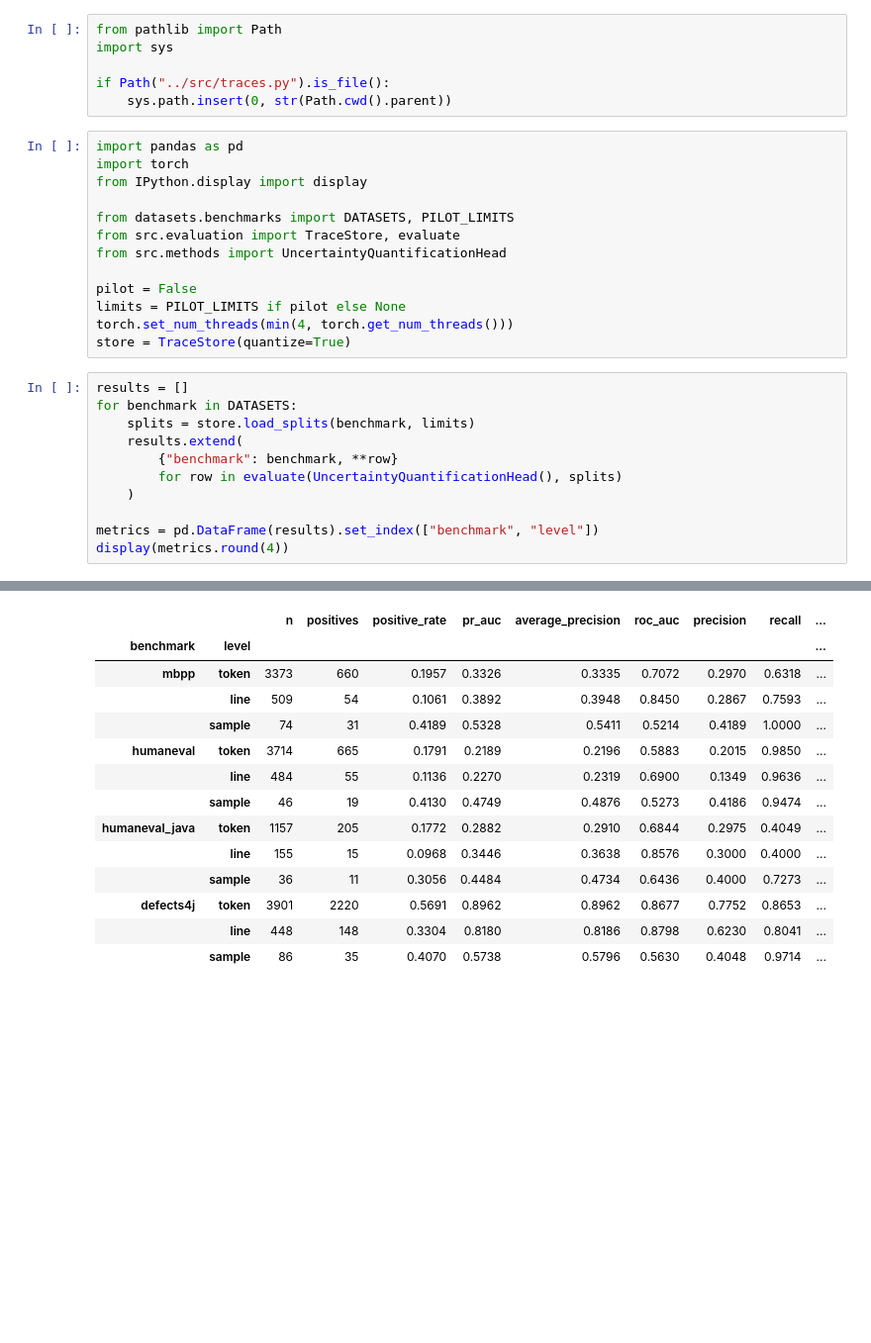
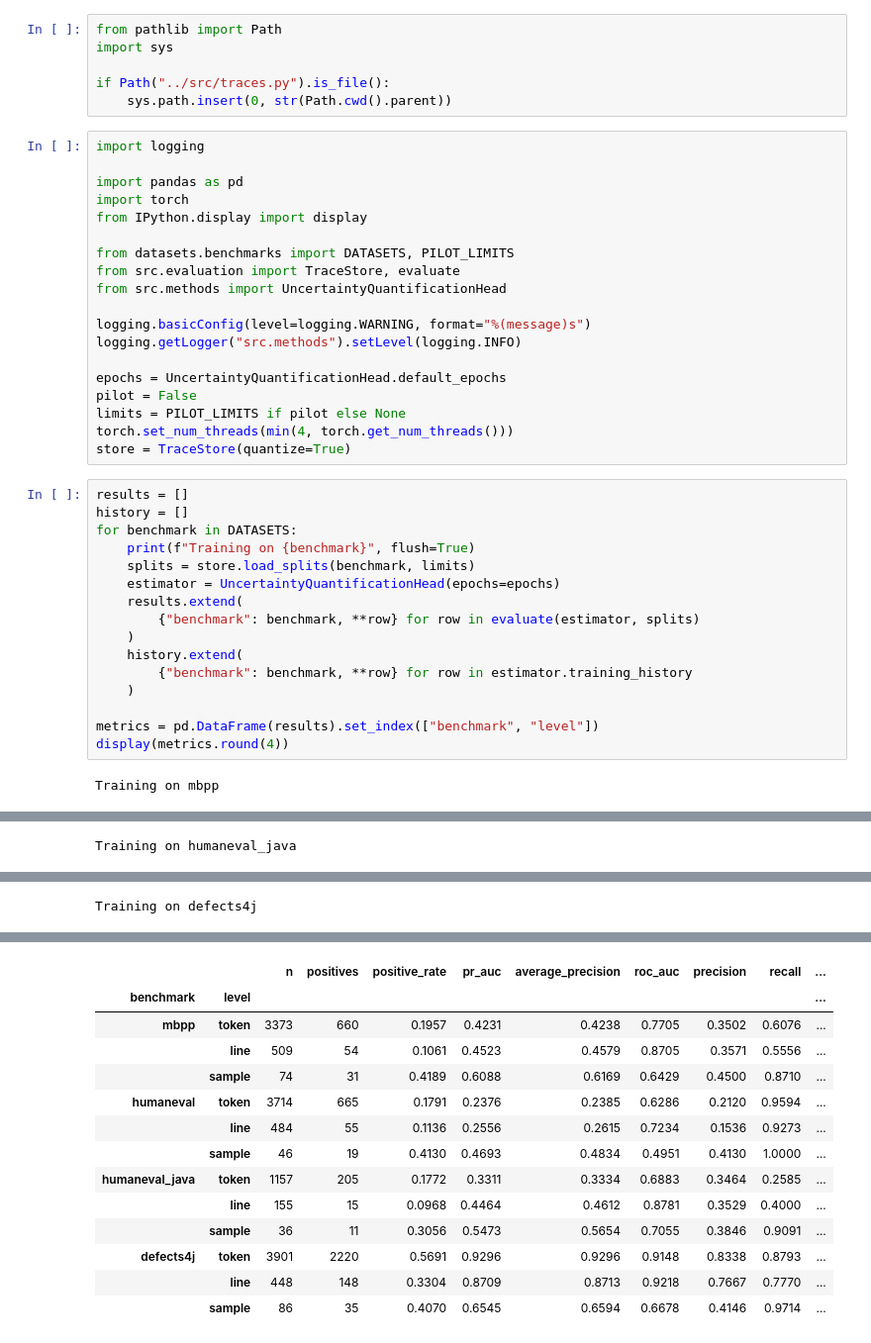
Before and after one commit to LowIQCoder/ugar, a Jupyter notebook: experiments/02_uq_head.ipynb, the cells around one changed output, grey strips where cells are left out. Shown at 99% size. Cells and saved outputs as stored; diff of their text form; blank space fills up the shorter version.

```diff
--- a/experiments/02_uq_head.ipynb
+++ b/experiments/02_uq_head.ipynb
@@ -11,6 +13,8 @@ import sys
 if Path("../src/traces.py").is_file():
     sys.path.insert(0, str(Path.cwd().parent))
 # %%
+import logging
+
 import pandas as pd
 import torch
 from IPython.display import display
@@ -19,19 +23,29 @@ from datasets.benchmarks import DATASETS, PILOT_LIMITS
 from src.evaluation import TraceStore, evaluate
 from src.methods import UncertaintyQuantificationHead
 
+logging.basicConfig(level=logging.WARNING, format="%(message)s")
+logging.getLogger("src.methods").setLevel(logging.INFO)
+
+epochs = UncertaintyQuantificationHead.default_epochs
 pilot = False
 limits = PILOT_LIMITS if pilot else None
 torch.set_num_threads(min(4, torch.get_num_threads()))
 store = TraceStore(quantize=True)
 # %%
 results = []
+history = []
 for benchmark in DATASETS:
+    print(f"Training on {benchmark}", flush=True)
     splits = store.load_splits(benchmark, limits)
+    estimator = UncertaintyQuantificationHead(epochs=epochs)
     results.extend(
-        {"benchmark": benchmark, **row}
-        for row in evaluate(UncertaintyQuantificationHead(), splits)
+        {"benchmark": benchmark, **row} for row in evaluate(estimator, splits)
+    )
+    history.extend(
+        {"benchmark": benchmark, **row} for row in estimator.training_history
     )
 
 metrics = pd.DataFrame(results).set_index(["benchmark", "level"])
 display(metrics.round(4))
 # %% [output]
+Training on mbpp
@@ -37,0 +73 @@ display(metrics.round(4))
+Training on humaneval_java
@@ -37,0 +84 @@ display(metrics.round(4))
+Training on defects4j
@@ -38,14 +95,14 @@ display(metrics.round(4))
 |  |  | n | positives | positive_rate | pr_auc | average_precision | roc_auc | precision | recall | ... |
 | benchmark | level |  |  |  |  |  |  |  |  | ... |
-| mbpp | token | 3373 | 660 | 0.1957 | 0.3326 | 0.3335 | 0.7072 | 0.2970 | 0.6318 | ... |
-|  | line | 509 | 54 | 0.1061 | 0.3892 | 0.3948 | 0.8450 | 0.2867 | 0.7593 | ... |
-|  | sample | 74 | 31 | 0.4189 | 0.5328 | 0.5411 | 0.5214 | 0.4189 | 1.0000 | ... |
-| humaneval | token | 3714 | 665 | 0.1791 | 0.2189 | 0.2196 | 0.5883 | 0.2015 | 0.9850 | ... |
-|  | line | 484 | 55 | 0.1136 | 0.2270 | 0.2319 | 0.6900 | 0.1349 | 0.9636 | ... |
-|  | sample | 46 | 19 | 0.4130 | 0.4749 | 0.4876 | 0.5273 | 0.4186 | 0.9474 | ... |
-| humaneval_java | token | 1157 | 205 | 0.1772 | 0.2882 | 0.2910 | 0.6844 | 0.2975 | 0.4049 | ... |
-|  | line | 155 | 15 | 0.0968 | 0.3446 | 0.3638 | 0.8576 | 0.3000 | 0.4000 | ... |
-|  | sample | 36 | 11 | 0.3056 | 0.4484 | 0.4734 | 0.6436 | 0.4000 | 0.7273 | ... |
-| defects4j | token | 3901 | 2220 | 0.5691 | 0.8962 | 0.8962 | 0.8677 | 0.7752 | 0.8653 | ... |
-|  | line | 448 | 148 | 0.3304 | 0.8180 | 0.8186 | 0.8798 | 0.6230 | 0.8041 | ... |
-|  | sample | 86 | 35 | 0.4070 | 0.5738 | 0.5796 | 0.5630 | 0.4048 | 0.9714 | ... |
+| mbpp | token | 3373 | 660 | 0.1957 | 0.4231 | 0.4238 | 0.7705 | 0.3502 | 0.6076 | ... |
+|  | line | 509 | 54 | 0.1061 | 0.4523 | 0.4579 | 0.8705 | 0.3571 | 0.5556 | ... |
+|  | sample | 74 | 31 | 0.4189 | 0.6088 | 0.6169 | 0.6429 | 0.4500 | 0.8710 | ... |
+| humaneval | token | 3714 | 665 | 0.1791 | 0.2376 | 0.2385 | 0.6286 | 0.2120 | 0.9594 | ... |
+|  | line | 484 | 55 | 0.1136 | 0.2556 | 0.2615 | 0.7234 | 0.1536 | 0.9273 | ... |
+|  | sample | 46 | 19 | 0.4130 | 0.4693 | 0.4834 | 0.4951 | 0.4130 | 1.0000 | ... |
+| humaneval_java | token | 1157 | 205 | 0.1772 | 0.3311 | 0.3334 | 0.6883 | 0.3464 | 0.2585 | ... |
+|  | line | 155 | 15 | 0.0968 | 0.4464 | 0.4612 | 0.8781 | 0.3529 | 0.4000 | ... |
+|  | sample | 36 | 11 | 0.3056 | 0.5473 | 0.5654 | 0.7055 | 0.3846 | 0.9091 | ... |
+| defects4j | token | 3901 | 2220 | 0.5691 | 0.9296 | 0.9296 | 0.9148 | 0.8338 | 0.8793 | ... |
+|  | line | 448 | 148 | 0.3304 | 0.8709 | 0.8713 | 0.9218 | 0.7667 | 0.7770 | ... |
+|  | sample | 86 | 35 | 0.4070 | 0.6545 | 0.6594 | 0.6678 | 0.4146 | 0.9714 | ... |
```
Also changed, not shown: parts of 4 cells of this notebook, 10 other files.
